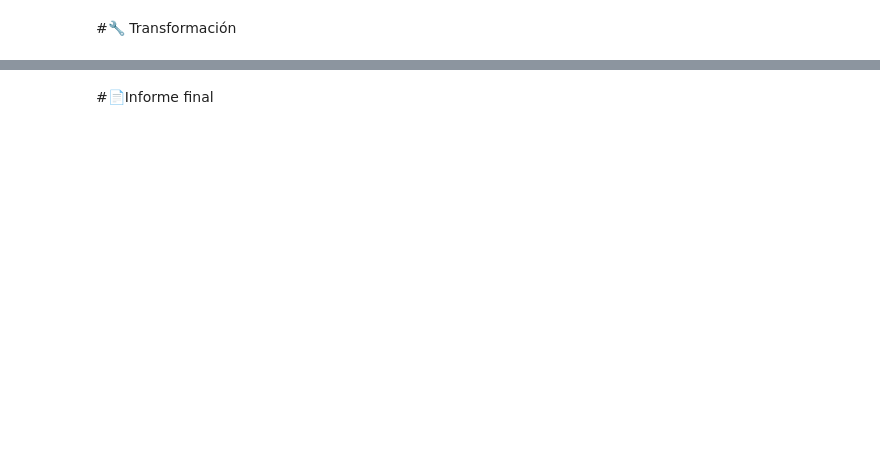
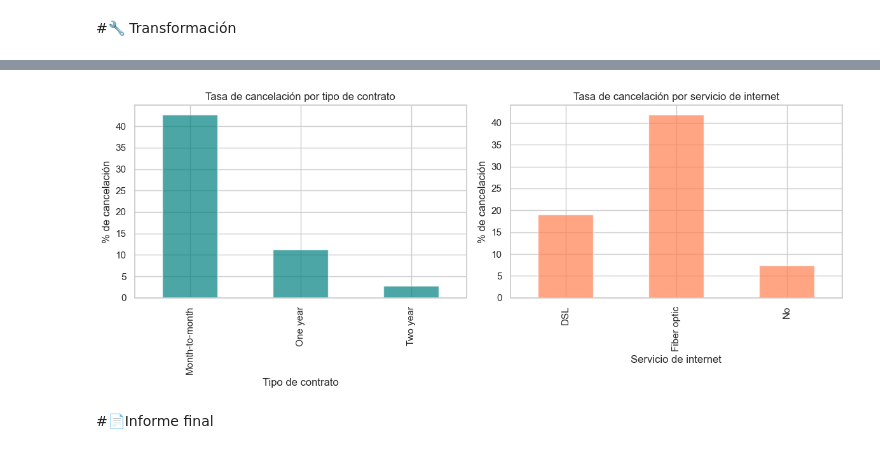
Before and after one commit to NellyCN/TelecomX_LATAM, a Jupyter notebook: notebooks/TelecomX_LATAM.ipynb, the cells around one changed output, grey strips where cells are left out. Cells and saved outputs as stored; diff of their text form; code cells hidden in the pictures; blank space fills up the shorter version.

```diff
--- a/notebooks/TelecomX_LATAM.ipynb
+++ b/notebooks/TelecomX_LATAM.ipynb
@@ -130,0 +120,17 @@ df_clean.to_csv("../data/TelecomX_clean.csv", index=False)
+# %%
+# Control de calidad (nulos, únicos, rangos)
+print("Nulos por columna:")
+print(df.isnull().sum().sort_values(ascending=False).head(20))
+
+print("\nDistribución de 'Churn':")
+print(df["Churn"].value_counts(dropna=False))
+
+# Valores únicos en categóricas (muestra resumida)
+print("\nValores únicos por columna categórica:")
+for c in df.select_dtypes(include=["category"]).columns:
+    uniques = df[c].unique()
+    print(f"- {c}: {len(uniques)} únicos -> {list(uniques)[:8]}{'...' if len(uniques)>8 else ''}")
+
+# Descriptivo de numéricas
+print("\nResumen numéricas:")
+print(df.select_dtypes(include=[np.number]).describe().T)
@@ -130,0 +228,73 @@ df_clean.to_csv("../data/TelecomX_clean.csv", index=False)
+# %%
+# Métricas y cruces(insights cuantitativos)
+insights = {}
+
+# Churn global
+churn_global = round((df["Churn"]=="Yes").mean()*100, 2)
+insights["Tasa global de cancelación"] = f"El {churn_global}% de los clientes abandonaron el servicio."
+
+# Churn por contrato
+if "account.Contract" in df.columns:
+    churn_contrato = (
+        df.groupby("account.Contract", observed=True)["Churn"]
+          .apply(lambda s: (s=="Yes").mean()*100)
+          .to_dict()
+    )
+    insights["Cancelación por tipo de contrato"] = {
+        k: f"{v:.2f}%" for k, v in churn_contrato.items()
+    }
+
+# Churn por tipo de internet
+if "internet.InternetService" in df.columns:
+    churn_internet = (
+        df.groupby("internet.InternetService", observed=True)["Churn"]
+          .apply(lambda s: (s=="Yes").mean()*100)
+          .to_dict()
+    )
+    insights["Cancelación por servicio de internet"] = {
+        k: f"{v:.2f}%" for k, v in churn_internet.items()
+    }
+
+# Correlación simple (codificando Yes/No)
+df_num = df.copy()
+df_num["Churn_bin"] = (df_num["Churn"]=="Yes").astype(int)
+
+for c in ["internet.OnlineSecurity", "internet.TechSupport", "account.PaperlessBilling"]:
+    if c in df_num.columns:
+        df_num[c+"_bin"] = df_num[c].map({"Yes":1, "No":0})
+
+corr_cols = [
+    "Churn_bin", "customer.tenure",
+    "account.Charges.Monthly", "account.Charges.Total"
+] + [c+"_bin" for c in ["internet.OnlineSecurity", "internet.TechSupport", "account.PaperlessBilling"] if c+"_bin" in df_num.columns]
+
+corr = df_num[corr_cols].corr(numeric_only=True)["Churn_bin"].sort_values(ascending=False)
+insights["Factores relacionados con la cancelación"] = corr.drop("Churn_bin").to_dict()
+
+# Mostrar los insights de forma más amigable
+for k, v in insights.items():
+    print(f"\n🔹 {k}:")
+    if isinstance(v, dict):
+        for subk, subv in v.items():
+            print(f"   - {subk}: {subv}")
+    else:
+        print(f"   {v}")
+
+# 📊 Gráfico explicativo de churn por contrato e internet
+fig, axes = plt.subplots(1, 2, figsize=(12,5))
+
+# Gráfico churn por contrato
+pd.Series(churn_contrato).plot(kind="bar", ax=axes[0], color="teal", alpha=0.7)
+axes[0].set_title("Tasa de cancelación por tipo de contrato")
+axes[0].set_ylabel("% de cancelación")
+axes[0].set_xlabel("Tipo de contrato")
+
+# Gráfico churn por servicio de internet
+pd.Series(churn_internet).plot(kind="bar", ax=axes[1], color="coral", alpha=0.7)
+axes[1].set_title("Tasa de cancelación por servicio de internet")
+axes[1].set_ylabel("% de cancelación")
+axes[1].set_xlabel("Servicio de internet")
+
+plt.tight_layout()
+plt.show()
+# %% [output]
@@ -131,2 +320,3 @@ df_clean.to_csv("../data/TelecomX_clean.csv", index=False)
+[figure, added]
 # %% [markdown]
 #📄Informe final
```
Also changed, not shown: parts of 15 cells of this notebook, 15 other files.
